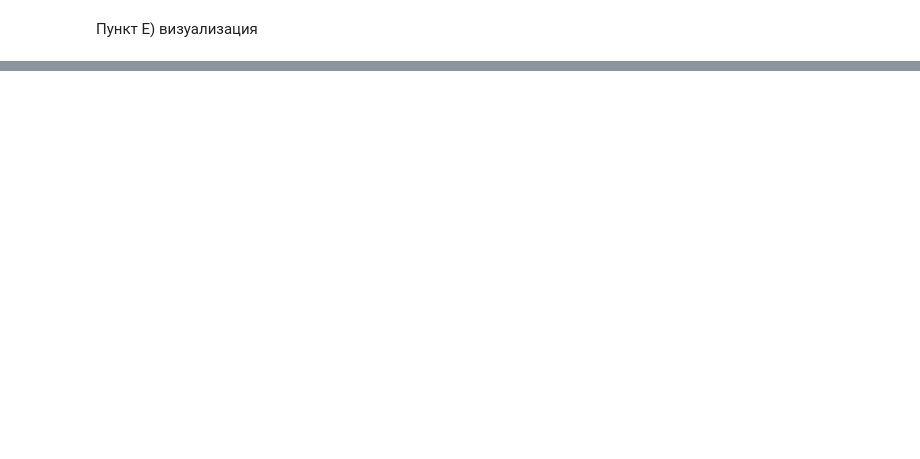
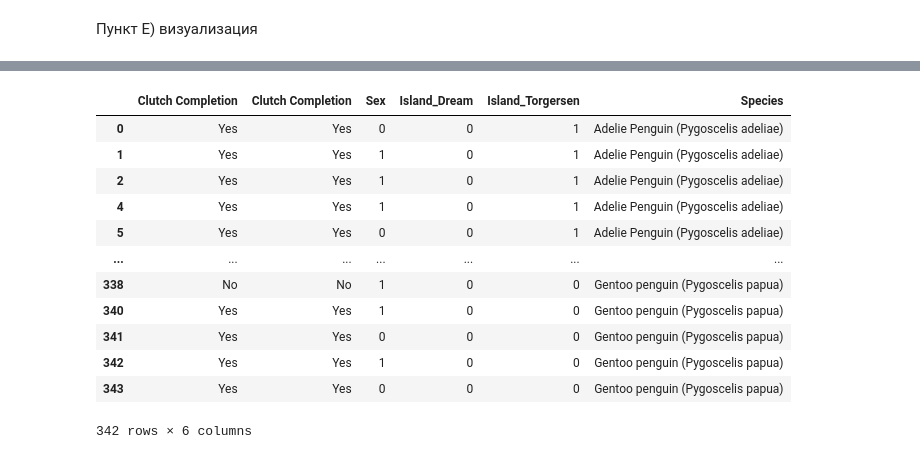
Before and after one commit to DEdVGarage/ml-course-hw, a Jupyter notebook: hw02_EDA/EDA_HW_ML.ipynb, the cells around one changed output, grey strips where cells are left out. Saved outputs shown, nothing was run; the diff lists cells and outputs as text; code cells hidden in the pictures; blank space fills up the shorter version.

```diff
--- a/hw02_EDA/EDA_HW_ML.ipynb
+++ b/hw02_EDA/EDA_HW_ML.ipynb
@@ -256,6 +298,3 @@ df_encoded["studyName"].unique()
-# %%
-df_OH_encoded = pd.get_dummies(df_encoded, columns = ["studyName"], dtype = int)
-df_OH_encoded
 # %% [markdown]
 создадим теперь новые фичи, первая например Culmen Length/Depth ratio , а также соотношение длинны длины плавников к массе
 # %%
@@ -303,8 +414,22 @@ df.columns
 # %%
-categorial_cols = ['Clutch Completion','Clutch Completion','Sex', 'Species_Adelie Penguin (Pygoscelis adeliae)', 'Species_Gentoo penguin (Pygoscelis papua)', 'Island_Biscoe','Island_Dream', 'Island_Torgersen', 'studyName_PAL0708',
-       'studyName_PAL0809', 'studyName_PAL0910', ]
+categorial_cols = ['Clutch Completion','Clutch Completion','Sex',  'Island_Dream', 'Island_Torgersen',
+        "Species" ]
 df_cat = df[categorial_cols]
 df_cat
+# %% [output]
+|  | Clutch Completion | Clutch Completion | Sex | Island_Dream | Island_Torgersen | Species |
+| 0 | Yes | Yes | 0 | 0 | 1 | Adelie Penguin (Pygoscelis adeliae) |
+| 1 | Yes | Yes | 1 | 0 | 1 | Adelie Penguin (Pygoscelis adeliae) |
+| 2 | Yes | Yes | 1 | 0 | 1 | Adelie Penguin (Pygoscelis adeliae) |
+| 4 | Yes | Yes | 1 | 0 | 1 | Adelie Penguin (Pygoscelis adeliae) |
+| 5 | Yes | Yes | 0 | 0 | 1 | Adelie Penguin (Pygoscelis adeliae) |
+| ... | ... | ... | ... | ... | ... | ... |
+| 338 | No | No | 1 | 0 | 0 | Gentoo penguin (Pygoscelis papua) |
+| 340 | Yes | Yes | 1 | 0 | 0 | Gentoo penguin (Pygoscelis papua) |
+| 341 | Yes | Yes | 0 | 0 | 0 | Gentoo penguin (Pygoscelis papua) |
+| 342 | Yes | Yes | 1 | 0 | 0 | Gentoo penguin (Pygoscelis papua) |
+| 343 | Yes | Yes | 0 | 0 | 0 | Gentoo penguin (Pygoscelis papua) |
+342 rows × 6 columns
 # %%
 for i in df_cat.columns :
     plt.figure()
```
Also changed, not shown: parts of 18 cells of this notebook, 2 other files.
